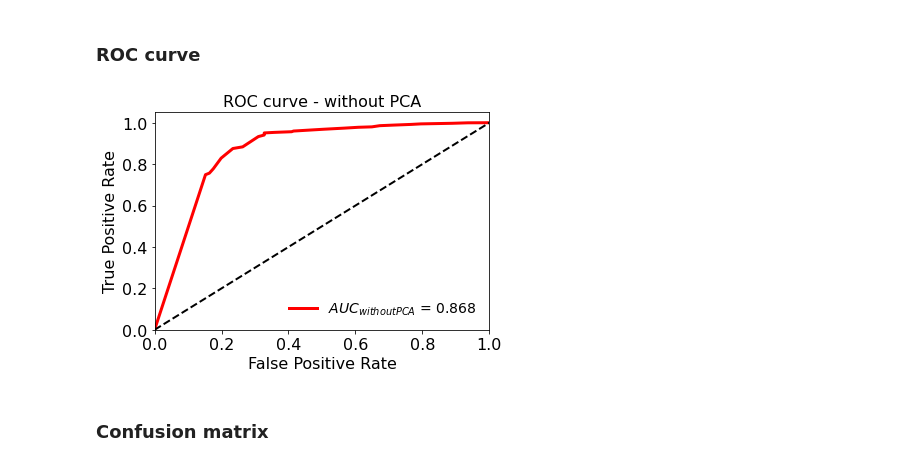
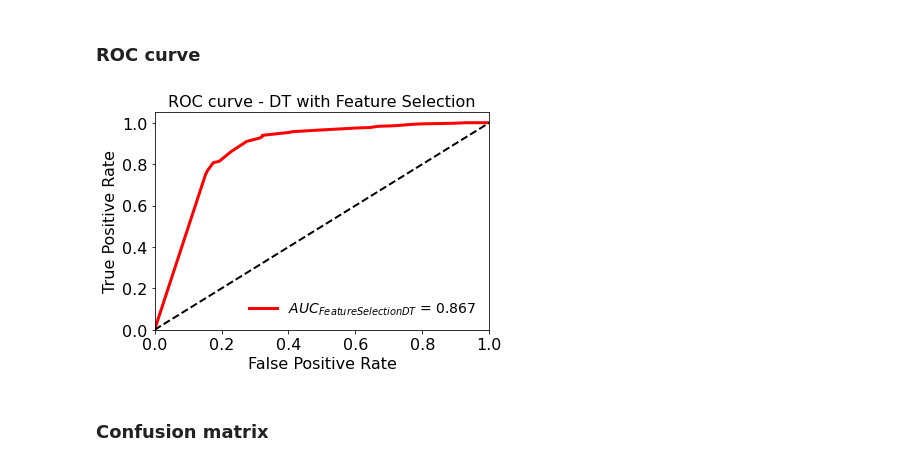
Before and after one commit to gaetanoantonicchio/DataMining-2, a Jupyter notebook: src/Module 1/Classification/Decision Tree - KNN/Features_librosa/bin-genre_class-decision_tree-KNN_unbalanced-features.ipynb, the cells around one changed output. Cells and saved outputs as stored; diff of their text form; code cells hidden in the pictures.

```diff
--- a/src/Module 1/Classification/Decision Tree - KNN/Features_librosa/bin-genre_class-decision_tree-KNN_unbalanced-features.ipynb
+++ b/src/Module 1/Classification/Decision Tree - KNN/Features_librosa/bin-genre_class-decision_tree-KNN_unbalanced-features.ipynb
@@ -755,25 +753,25 @@ weighted avg       0.95      0.96      0.96      4426
 # %%
 # y_score0 --> scores of decision tree without PCA
 # fpr0, tpr0 ---> false positive and true positive of decision tree without PCA
 y_score0 = dtc.predict_proba(X_test_sel)
 fpr0, tpr0, _ = roc_curve(y_test, y_score0[:, 1])
 
 # roc_auc0 --> ROC/AUC of decision tree without PCA
 roc_auc0 = auc(fpr0, tpr0)
 
-plt.plot(fpr0, tpr0, color='red', lw=3, label='$AUC_{without PCA}$ = %.3f' % roc_auc0)
+plt.plot(fpr0, tpr0, color='red', lw=3, label='$AUC_{Feature Selection DT}$ = %.3f' % roc_auc0)
 
 plt.plot([0, 1], [0, 1], color='black', lw=2, linestyle='--')
 plt.xlim([0.0, 1.0])
 plt.ylim([0.0, 1.05])
 plt.xlabel('False Positive Rate', fontsize=16)
 plt.ylabel('True Positive Rate', fontsize=16)
-plt.title('ROC curve - without PCA', fontsize=16)
+plt.title('ROC curve - DT with Feature Selection', fontsize=16)
 plt.legend(loc="lower right", fontsize=14, frameon=False)
 plt.tick_params(axis='both', which='major', labelsize=16)
 plt.show()
 # %% [output]
-[figure, old version]
+[figure, new version]
 # %% [markdown]
 ### Confusion matrix
 # %%
```
Also changed, not shown: parts of 10 cells of this notebook.
